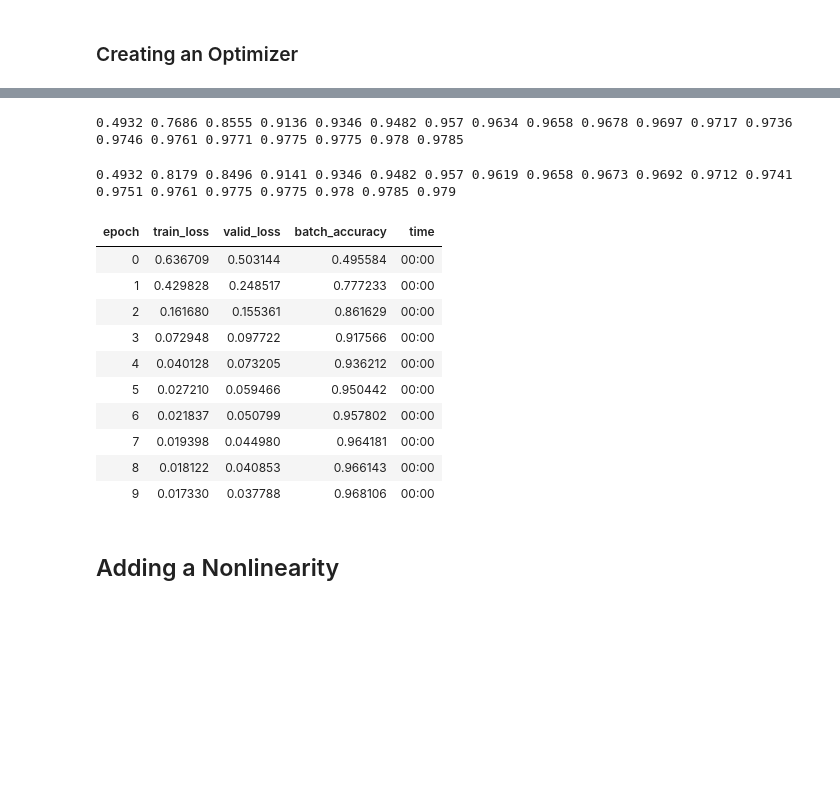
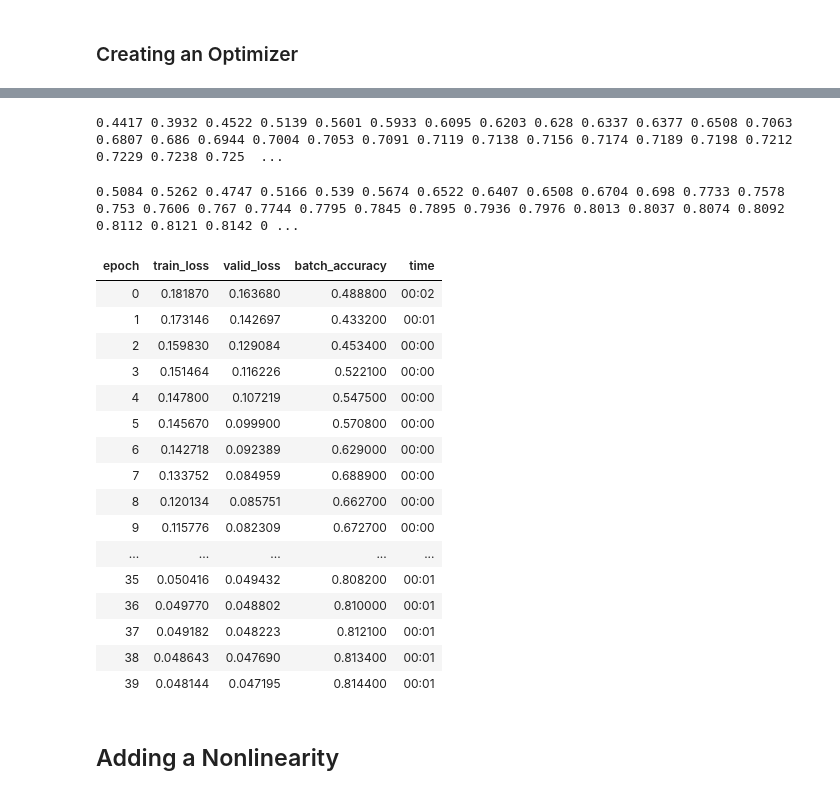
Before and after one commit to murphybrendan/fastbook, a Jupyter notebook: clean/04_mnist_basics.ipynb, the cells around one changed output, grey strips where cells are left out. Cells and saved outputs as stored; diff of their text form; code cells hidden in the pictures; blank space fills up the shorter version.

```diff
--- a/clean/04_mnist_basics.ipynb
+++ b/clean/04_mnist_basics.ipynb
@@ -569,8 +569,10 @@ plot_function(torch.sigmoid, title='Sigmoid', min=-4, max=4)
 # %% [output]
 [figure]
 # %%
+# predictions and targets should both have the same dimensions (x by 10)
+
 def mnist_loss(predictions, targets):
-    predictions = predictions.sigmoid()
+    predictions = F.softmax(predictions, 1)
     return torch.where(targets==1, 1-predictions, predictions).mean()
 # %% [markdown]
 ### SGD and Mini-Batches
@@ -667,7 +670,7 @@ tensor([[False],
 # %%
 def batch_accuracy(xb, yb):
     preds = xb.sigmoid()
-    correct = (preds>0.5) == yb
+    correct = preds.argmax(dim=1) == yb.argmax(dim=1)
     return correct.float().mean()
 # %%
 batch_accuracy(linear1(batch), train_y[:4])
@@ -713,6 +716,7 @@ class BasicOptim:
     def zero_grad(self, *args, **kwargs):
         for p in self.params: p.grad = None
 # %%
+lr = 0.1
 opt = BasicOptim(linear_model.parameters(), lr)
 # %%
 def train_epoch(model):
@@ -730,34 +734,40 @@ def train_model(model, epochs):
         train_epoch(model)
         print(validate_epoch(model), end=' ')
 # %%
-train_model(linear_model, 20)
+train_model(linear_model, 40)
 # %% [output]
-0.4932 0.7686 0.8555 0.9136 0.9346 0.9482 0.957 0.9634 0.9658 0.9678 0.9697 0.9717 0.9736 0.9746 0.9761 0.9771 0.9775 0.9775 0.978 0.9785
+0.4417 0.3932 0.4522 0.5139 0.5601 0.5933 0.6095 0.6203 0.628 0.6337 0.6377 0.6508 0.7063 0.6807 0.686 0.6944 0.7004 0.7053 0.7091 0.7119 0.7138 0.7156 0.7174 0.7189 0.7198 0.7212 0.7229 0.7238 0.725  ...
 # %%
-linear_model = nn.Linear(28*28,1)
+linear_model = nn.Linear(28*28,10)
 opt = SGD(linear_model.parameters(), lr)
-train_model(linear_model, 20)
+train_model(linear_model, 40)
 # %% [output]
-0.4932 0.8179 0.8496 0.9141 0.9346 0.9482 0.957 0.9619 0.9658 0.9673 0.9692 0.9712 0.9741 0.9751 0.9761 0.9775 0.9775 0.978 0.9785 0.979
+0.5084 0.5262 0.4747 0.5166 0.539 0.5674 0.6522 0.6407 0.6508 0.6704 0.698 0.7733 0.7578 0.753 0.7606 0.767 0.7744 0.7795 0.7845 0.7895 0.7936 0.7976 0.8013 0.8037 0.8074 0.8092 0.8112 0.8121 0.8142 0 ...
 # %%
 dls = DataLoaders(dl, valid_dl)
 # %%
-learn = Learner(dls, nn.Linear(28*28,1), opt_func=SGD,
+learn = Learner(dls, nn.Linear(28*28,10), opt_func=SGD,
                 loss_func=mnist_loss, metrics=batch_accuracy)
 # %%
-learn.fit(10, lr=lr)
+learn.fit(40, lr=lr)
 # %% [output]
 | epoch | train_loss | valid_loss | batch_accuracy | time |
-| 0 | 0.636709 | 0.503144 | 0.495584 | 00:00 |
-| 1 | 0.429828 | 0.248517 | 0.777233 | 00:00 |
-| 2 | 0.161680 | 0.155361 | 0.861629 | 00:00 |
-| 3 | 0.072948 | 0.097722 | 0.917566 | 00:00 |
-| 4 | 0.040128 | 0.073205 | 0.936212 | 00:00 |
-| 5 | 0.027210 | 0.059466 | 0.950442 | 00:00 |
-| 6 | 0.021837 | 0.050799 | 0.957802 | 00:00 |
-| 7 | 0.019398 | 0.044980 | 0.964181 | 00:00 |
-| 8 | 0.018122 | 0.040853 | 0.966143 | 00:00 |
-| 9 | 0.017330 | 0.037788 | 0.968106 | 00:00 |
+| 0 | 0.181870 | 0.163680 | 0.488800 | 00:02 |
+| 1 | 0.173146 | 0.142697 | 0.433200 | 00:01 |
+| 2 | 0.159830 | 0.129084 | 0.453400 | 00:00 |
+| 3 | 0.151464 | 0.116226 | 0.522100 | 00:00 |
+| 4 | 0.147800 | 0.107219 | 0.547500 | 00:00 |
+| 5 | 0.145670 | 0.099900 | 0.570800 | 00:00 |
+| 6 | 0.142718 | 0.092389 | 0.629000 | 00:00 |
+| 7 | 0.133752 | 0.084959 | 0.688900 | 00:00 |
+| 8 | 0.120134 | 0.085751 | 0.662700 | 00:00 |
+| 9 | 0.115776 | 0.082309 | 0.672700 | 00:00 |
+| ... | ... | ... | ... | ... |
+| 35 | 0.050416 | 0.049432 | 0.808200 | 00:01 |
+| 36 | 0.049770 | 0.048802 | 0.810000 | 00:01 |
+| 37 | 0.049182 | 0.048223 | 0.812100 | 00:01 |
+| 38 | 0.048643 | 0.047690 | 0.813400 | 00:01 |
+| 39 | 0.048144 | 0.047195 | 0.814400 | 00:01 |
 # %% [markdown]
 ## Adding a Nonlinearity
 # %%
```
Also changed, not shown: parts of 35 cells of this notebook.
